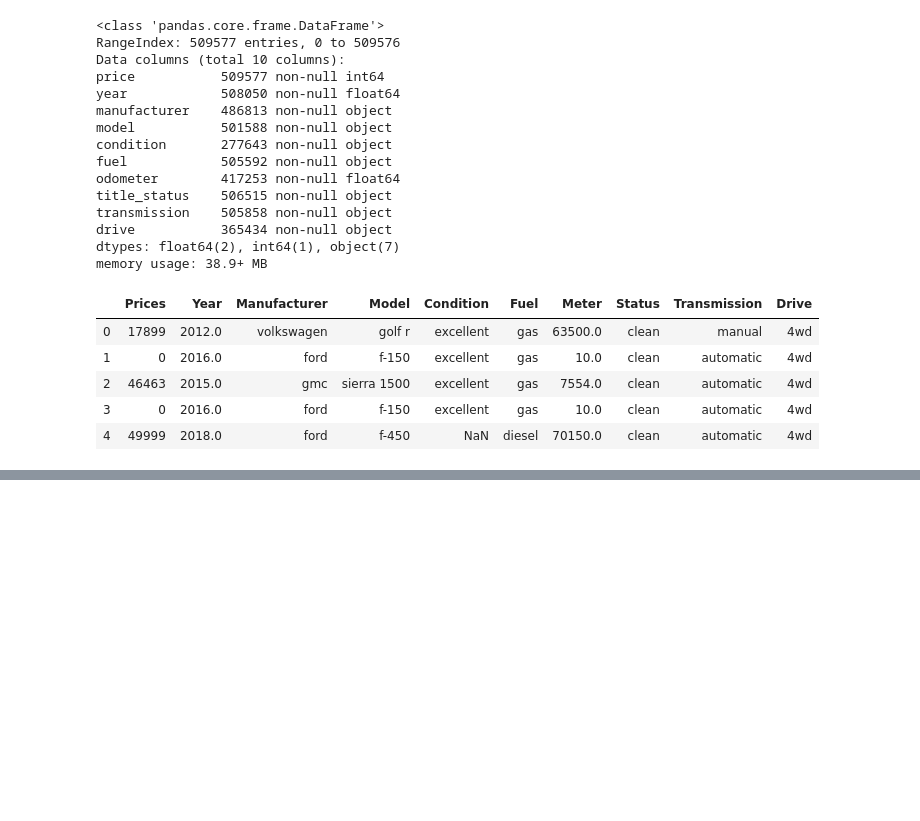
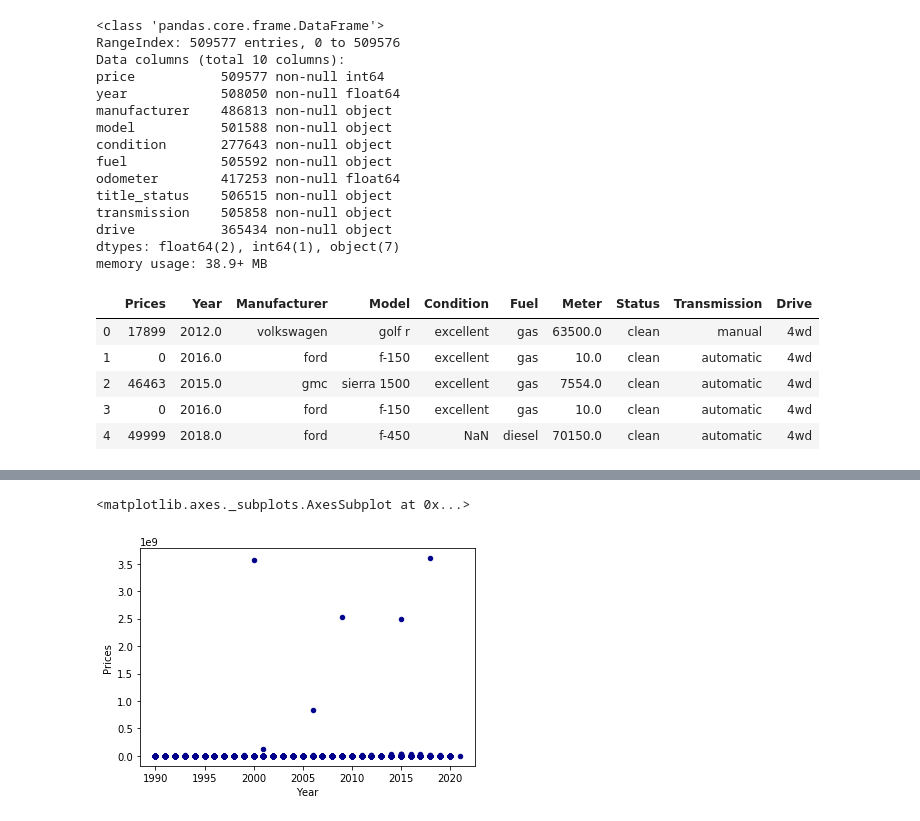
Before and after one commit to fysophia0302/Capstone-Projects-1, a Jupyter notebook: RawDataUsedCar.ipynb, the cells around one changed output, grey strips where cells are left out. Drawn from its saved outputs; the diff is of its cells as text; code cells hidden in the pictures; blank space fills up the shorter version.

```diff
--- a/RawDataUsedCar.ipynb
+++ b/RawDataUsedCar.ipynb
@@ -53,0 +117,12 @@ df.head(5)
+# %%
+#drop the ones meter=0
+df=df[df['Meter']>0]
+# %%
+#fill missing data of 'Status'
+df['Status'].fillna('unkonw',inplace=True)
+# %%
+#fill missing data of 'Transmission'
+df['Transmission'].fillna('unkonw',inplace=True)
+# %%
+#fill missing data of 'Drive'
+df['Drive'].fillna('unkonw',inplace=True)
@@ -53,0 +162,6 @@ df.head(5)
+# %%
+df.plot.scatter(x='Year',y='Prices',
+                      c='DarkBlue')
+# %% [output]
+<matplotlib.axes._subplots.AxesSubplot at 0x...>
+[figure, added]
```
Also changed, not shown: parts of 19 cells of this notebook.
